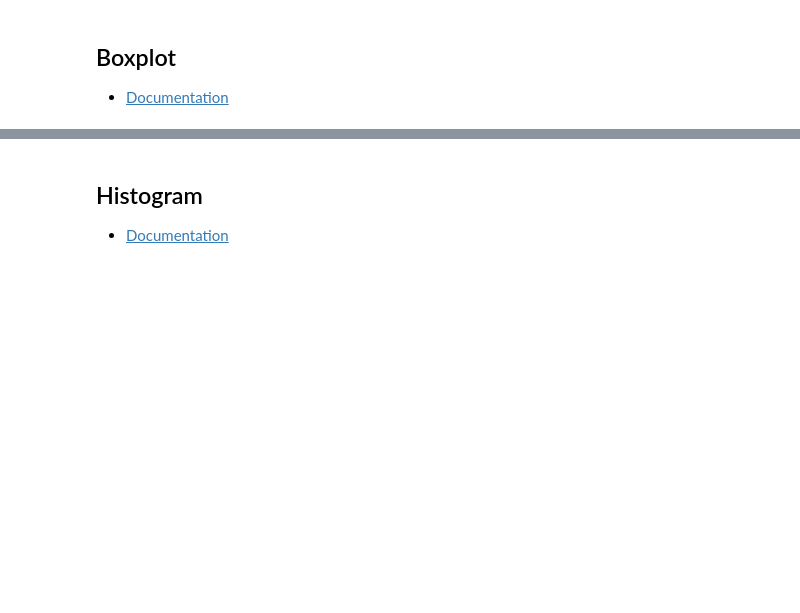
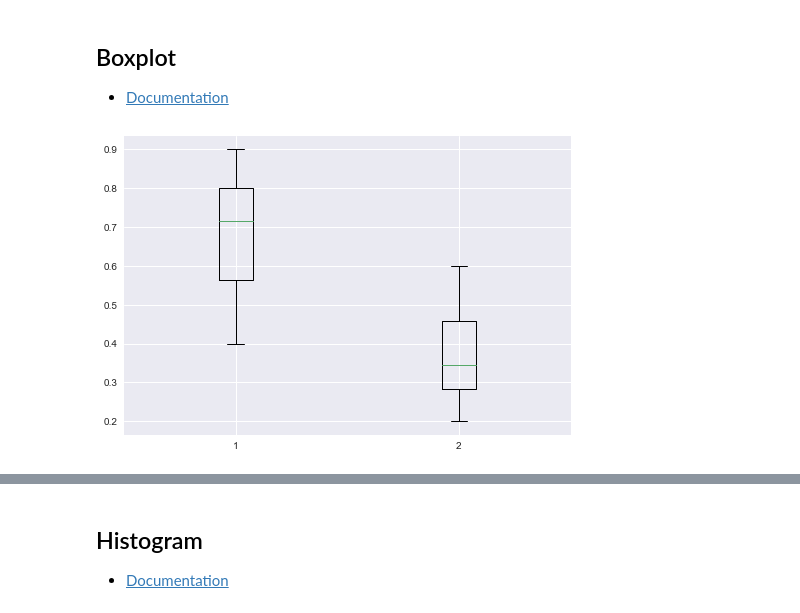
Before and after one commit to tiagodusilva/workshop-python-data-science-tools, a Jupyter notebook: Other Plots.ipynb, the cells around one changed output, grey strips where cells are left out. Drawn from its saved outputs; the diff is of its cells as text; code cells hidden in the pictures; blank space fills up the shorter version.

```diff
--- a/Other Plots.ipynb
+++ b/Other Plots.ipynb
@@ -123,3 +141,12 @@ plt.bar(x, height)
 ## Boxplot
 
 - [Documentation](https://matplotlib.org/stable/api/_as_gen/matplotlib.axes.Axes.boxplot.html#matplotlib.axes.Axes.boxplot)
+# %%
+x = np.array([
+    [0.65, 0.45, 0.6, 0.8, 0.9, 0.78, 0.4, 0.8],
+    [0.2, 0.45, 0.6, 0.23, 0.34, 0.3, 0.35, 0.48]
+]).T
+
+plt.boxplot(x, notch=False, sym=None);
+# %% [output]
+[figure, added]
```
Also changed, not shown: parts of 17 cells of this notebook, 3 other files.
